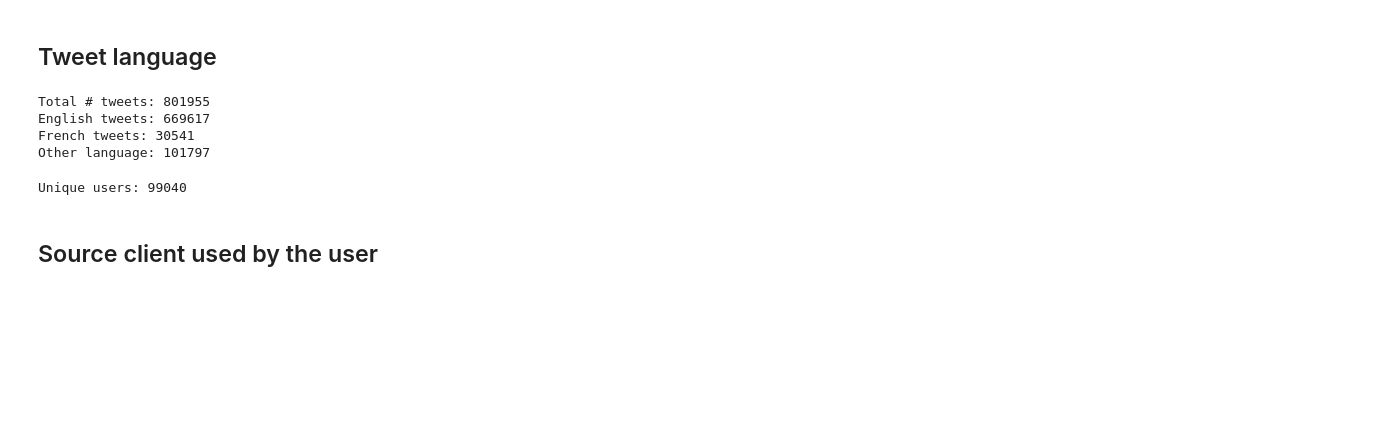
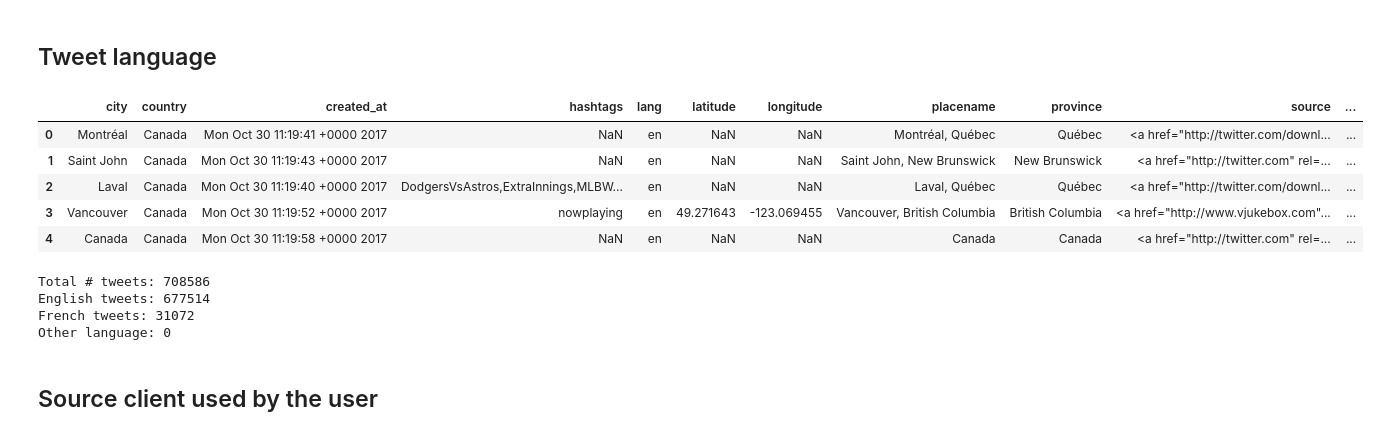
Before and after one commit to zaheddec/hbdc-azure, a Jupyter notebook: Data Exploration + MongoDB.ipynb, the cells around one changed output. Drawn from its saved outputs; the diff is of its cells as text; code cells hidden in the pictures; blank space fills up the shorter version.

```diff
--- a/Data Exploration + MongoDB.ipynb
+++ b/Data Exploration + MongoDB.ipynb
@@ -73,16 +68,22 @@ tweets_df.head()
 # %% [markdown]
 ## Tweet language
+# %%
+tweets_df = pd.read_csv('./data/tweets_december.csv')
+tweets_df.head()
+# %% [output]
+|  | city | country | created_at | hashtags | lang | latitude | longitude | placename | province | source | ... |
+| 0 | Montréal | Canada | Mon Oct 30 11:19:41 +0000 2017 | NaN | en | NaN | NaN | Montréal, Québec | Québec | <a href="http://twitter.com/downl... | ... |
+| 1 | Saint John | Canada | Mon Oct 30 11:19:43 +0000 2017 | NaN | en | NaN | NaN | Saint John, New Brunswick | New Brunswick | <a href="http://twitter.com" rel=... | ... |
+| 2 | Laval | Canada | Mon Oct 30 11:19:40 +0000 2017 | DodgersVsAstros,ExtraInnings,MLBW... | en | NaN | NaN | Laval, Québec | Québec | <a href="http://twitter.com/downl... | ... |
+| 3 | Vancouver | Canada | Mon Oct 30 11:19:52 +0000 2017 | nowplaying | en | 49.271643 | -123.069455 | Vancouver, British Columbia | British Columbia | <a href="http://www.vjukebox.com"... | ... |
+| 4 | Canada | Canada | Mon Oct 30 11:19:58 +0000 2017 | NaN | en | NaN | NaN | Canada | Canada | <a href="http://twitter.com" rel=... | ... |
 # %%
 print("Total # tweets:", len(tweets_df))
 print("English tweets:", len(tweets_df.loc[tweets_df.lang == 'en']))
 print("French tweets:", len(tweets_df.loc[tweets_df.lang == 'fr']))
 print("Other language:", len(tweets_df.loc[(tweets_df.lang != 'en') & (tweets_df.lang != 'fr')]))
 # %% [output]
-Total # tweets: 801955
-English tweets: 669617
-French tweets: 30541
-Other language: 101797
+Total # tweets: 708586
+English tweets: 677514
+French tweets: 31072
+Other language: 0
-# %%
-print("Unique users:", tweets_df.user.unique().size)
-# %% [output]
-Unique users: 99040
```
Also changed, not shown: parts of 11 cells of this notebook, 1 other file.
